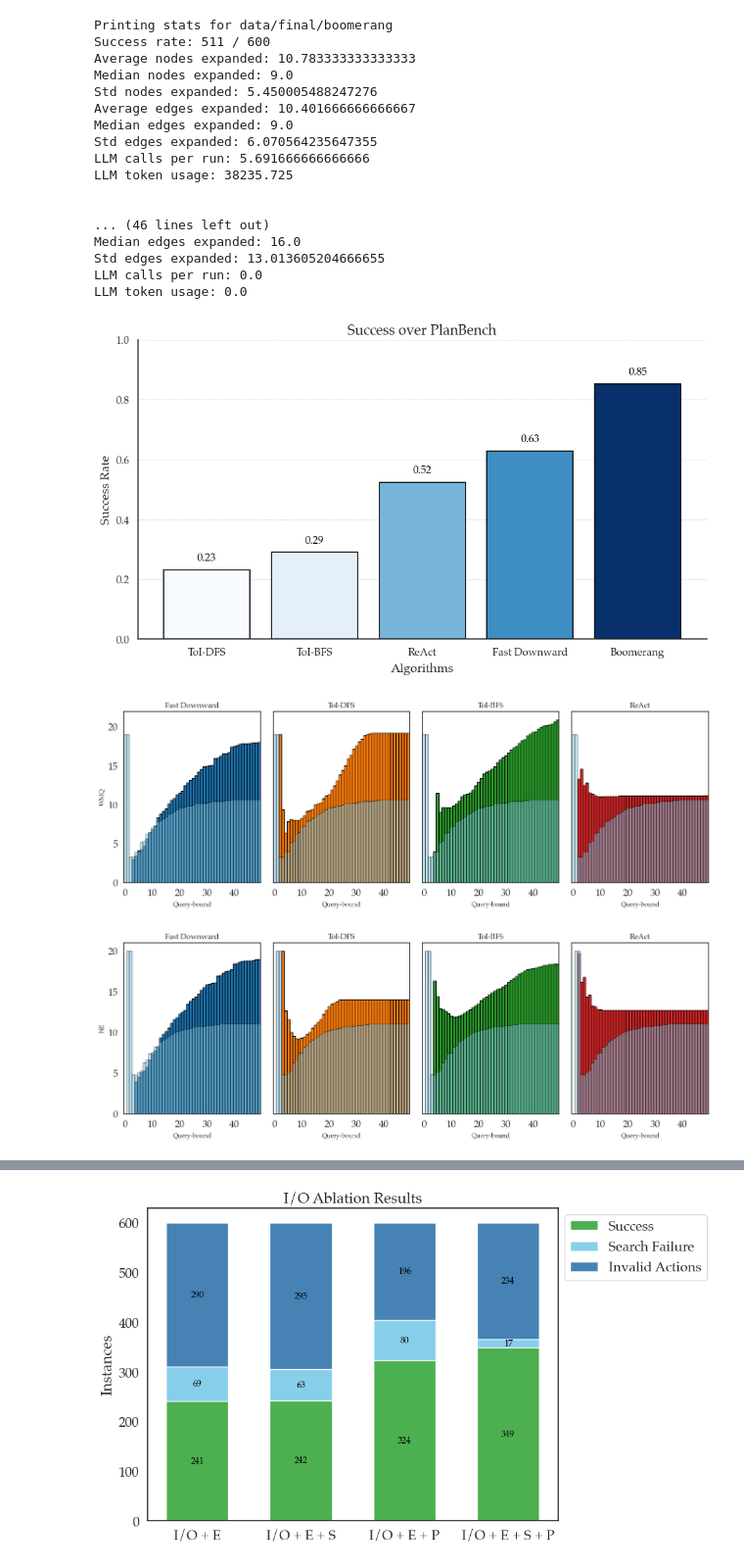
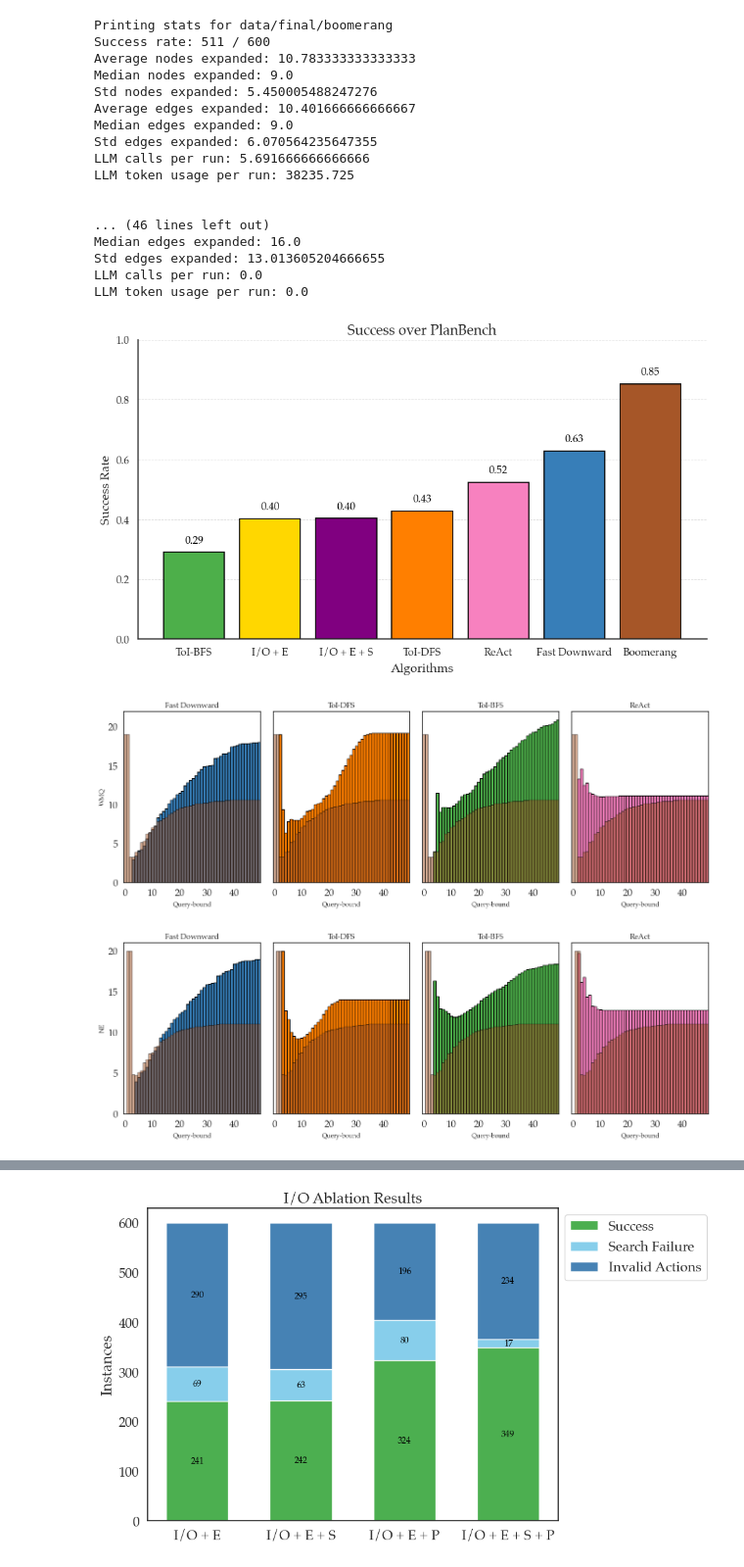
Before and after one commit to portal-cornell/llms-for-planning, a Jupyter notebook: viz_notebook.ipynb, the cells around one changed output, grey strips where cells are left out. Shown: that part at 98% size. Drawn from its saved outputs; the diff is of its cells as text; code cells hidden in the pictures.

Commit message:
Add more examples to viz (ablation, histograms)

```diff
--- a/viz_notebook.ipynb
+++ b/viz_notebook.ipynb
@@ -71,6 +71,14 @@ names = [
     "ReAct",
     "Fast Downward"
 ]
+
+colors = {
+    "Boomerang": "#a65628",
+    "ToI-DFS": "#ff7f00",
+    "ToI-BFS": "#4daf4a",
+    "ReAct": "#f781bf",
+    "Fast Downward": "#377eb8"
+}
 
 log_dirs = [
     "data/final/boomerang", # Boomerang
@@ -105,7 +113,7 @@ for name, log_dir, log_file in zip(names, log_dirs, log_files):
     print(f"Median edges expanded: {df['total_edges_expanded'].median()}")
     print(f"Std edges expanded: {df['total_edges_expanded'].std()}")
     print(f"LLM calls per run: {llm_calls / len(df)}")
-    print(f"LLM token usage: {llm_token_usage / len(df)}")
+    print(f"LLM token usage per run: {llm_token_usage / len(df)}")
     print('\n\n')
 # %% [output]
 Printing stats for data/final/boomerang
@@ -117,25 +125,22 @@ Average edges expanded: 10.401666666666667
 Median edges expanded: 9.0
 Std edges expanded: 6.070564235647355
 LLM calls per run: 5.691666666666666
-LLM token usage: 38235.725
+LLM token usage per run: 38235.725
 
 
 ... (46 lines left out)
 Median edges expanded: 16.0
 Std edges expanded: 13.013605204666655
 LLM calls per run: 0.0
-LLM token usage: 0.0
+LLM token usage per run: 0.0
 # %%
-def plot_success_rate_bar_graph(algorithms, success_rates):
-    # Define a base color
-    base_color = plt.cm.Blues
+import matplotlib.pyplot as plt
+import numpy as np
 
-    # Normalize success rates to range [0, 1] for color mapping
-    norm = plt.Normalize(min(success_rates), max(success_rates))
-
+def plot_success_rate_bar_graph(categories, success_rates, colors):
     # Create the bar plot
     fig, ax = plt.subplots(figsize=(10, 6))
-    bars = ax.bar(algorithms, success_rates, color=base_color(norm(success_rates)), edgecolor='black', linewidth=1.2)
+    bars = ax.bar(categories, success_rates, color=colors, edgecolor='black', linewidth=1.2)
 
     # Add titles and labels
     ax.set_title('Success over PlanBench', fontsize=16, weight='bold')
@@ -168,17 +173,29 @@ def plot_success_rate_bar_graph(algorithms, success_rates):
 # %%
 # Plot the success rate of each algorithm as a bar chart in ascending order of success
 # Make the x-axis labels the algorithm names
 # Make the y-axis label the success rate out of 600
 
+extra_algorithms = [
+    ('I/O + E', 241/600, '#ffd700'),
+    ('I/O + E + S', 242/600, '#800080')
+]
+
 success_rates = []
-for name in names:
+plot_names = names.copy()
+plot_colors = colors.copy()
+for name in plot_names:
     df = stats[name][0]
     success_df = df[(df["reached_goal"] == True) & (df["total_edges_expanded"] <= 20)]
-    success_rates.append(len(success_df) / 600) # TODO: Change to 600 when run on rest of data
-sorted_names = [name for _, name in sorted(zip(success_rates, names))]
+    success_rates.append(len(success_df) / len(df))
+for name, success_rate, color in extra_algorithms:
+    plot_names.append(name)
+    plot_colors[name] = color
+    success_rates.append(success_rate)
+sorted_names = [name for _, name in sorted(zip(success_rates, plot_names))]
+sorted_colors = [plot_colors[name] for name in sorted_names]
 sorted_success_rates = sorted(success_rates)
 
-plot_success_rate_bar_graph(sorted_names, sorted_success_rates)
+plot_success_rate_bar_graph(sorted_names, sorted_success_rates, sorted_colors)
 # %% [output]
-[figure, old version]
+[figure, new version]
 # %%
@@ -221,6 +235,9 @@ def plot_grouped_comparison(frequencies, names, overlayed_frequencies=None, x_bo
 # Plot WMQ overlayed histograms
 
 plot_names = ['Fast Downward', 'ToI-DFS', 'ToI-BFS', 'ReAct', 'Boomerang']
+plot_colors = [colors[name] for name in plot_names]
+overlayed_color = colors['Boomerang']
+
 frequencies = []
 overlayed_frequencies = None
 bounds = (0, 50)
@@ -241,13 +258,16 @@ for name in plot_names:
 
 # Sort such that Fast Downward is first and Boomerang is last
 x_bounds = (bounds[0], bounds[1] - 1)
-plot_grouped_comparison(frequencies, plot_names, overlayed_frequencies, x_bounds, 'WMQ')
+plot_grouped_comparison(frequencies, plot_names, plot_colors, overlayed_frequencies, overlayed_color, x_bounds, 'Query-bound', 'WMQ')
 # %% [output]
-[figure, old version]
+[figure, new version]
 # %%
 # Plot NE overlayed histograms
 
 plot_names = ['Fast Downward', 'ToI-DFS', 'ToI-BFS', 'ReAct', 'Boomerang']
+plot_colors = [colors[name] for name in plot_names]
+overlayed_color = colors['Boomerang']
+
 frequencies = []
 overlayed_frequencies = None
 bounds = (0, 50)
@@ -267,6 +287,6 @@ for name in plot_names:
 
 # Sort such that Fast Downward is first and Boomerang is last
 x_bounds = (bounds[0], bounds[1] - 1)
-plot_grouped_comparison(frequencies, plot_names, overlayed_frequencies, x_bounds, 'NE')
+plot_grouped_comparison(frequencies, plot_names, plot_colors, overlayed_frequencies, overlayed_color, x_bounds, 'Query-bound', 'NE')
 # %% [output]
-[figure, old version]
+[figure, new version]
```
Also changed, not shown: parts of 7 cells of this notebook.
